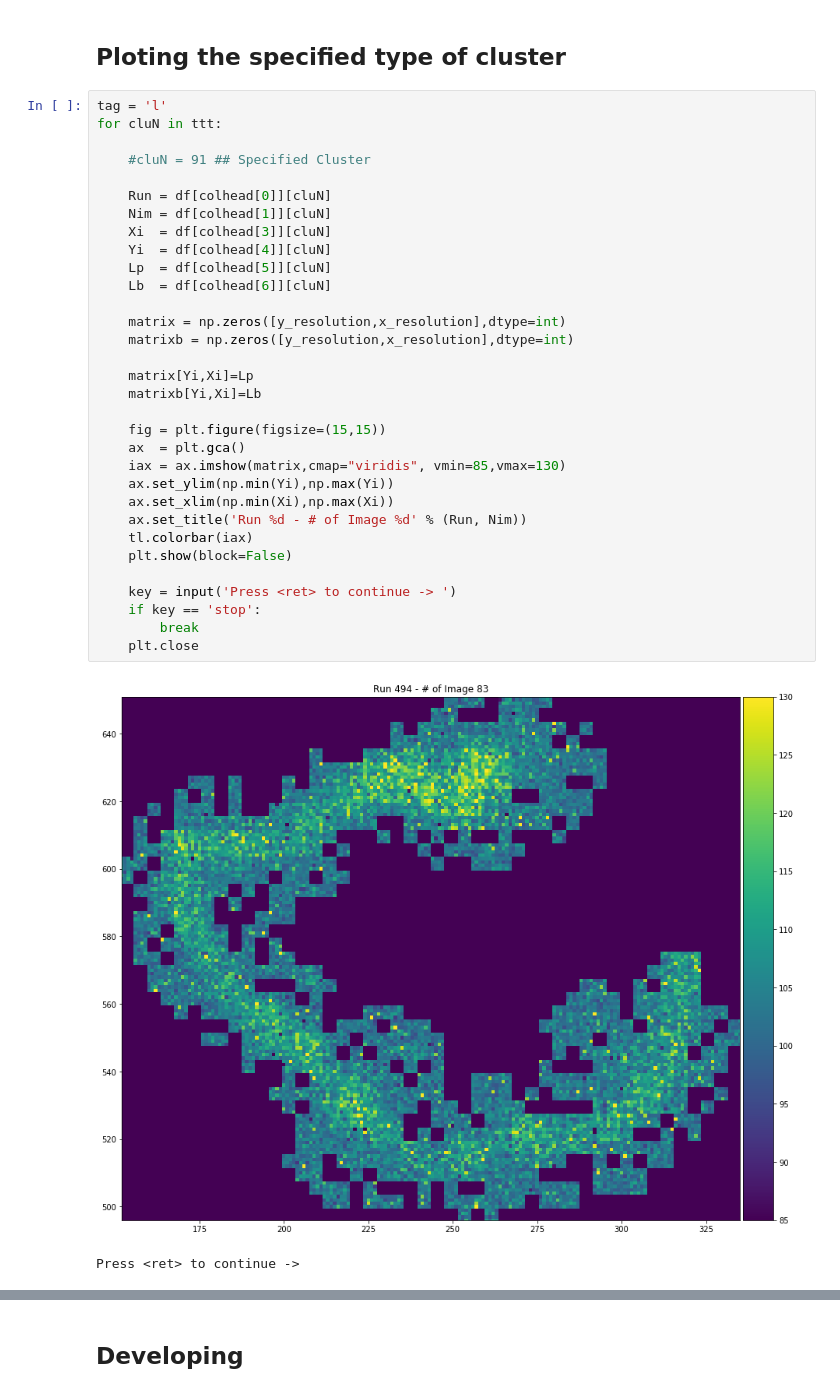
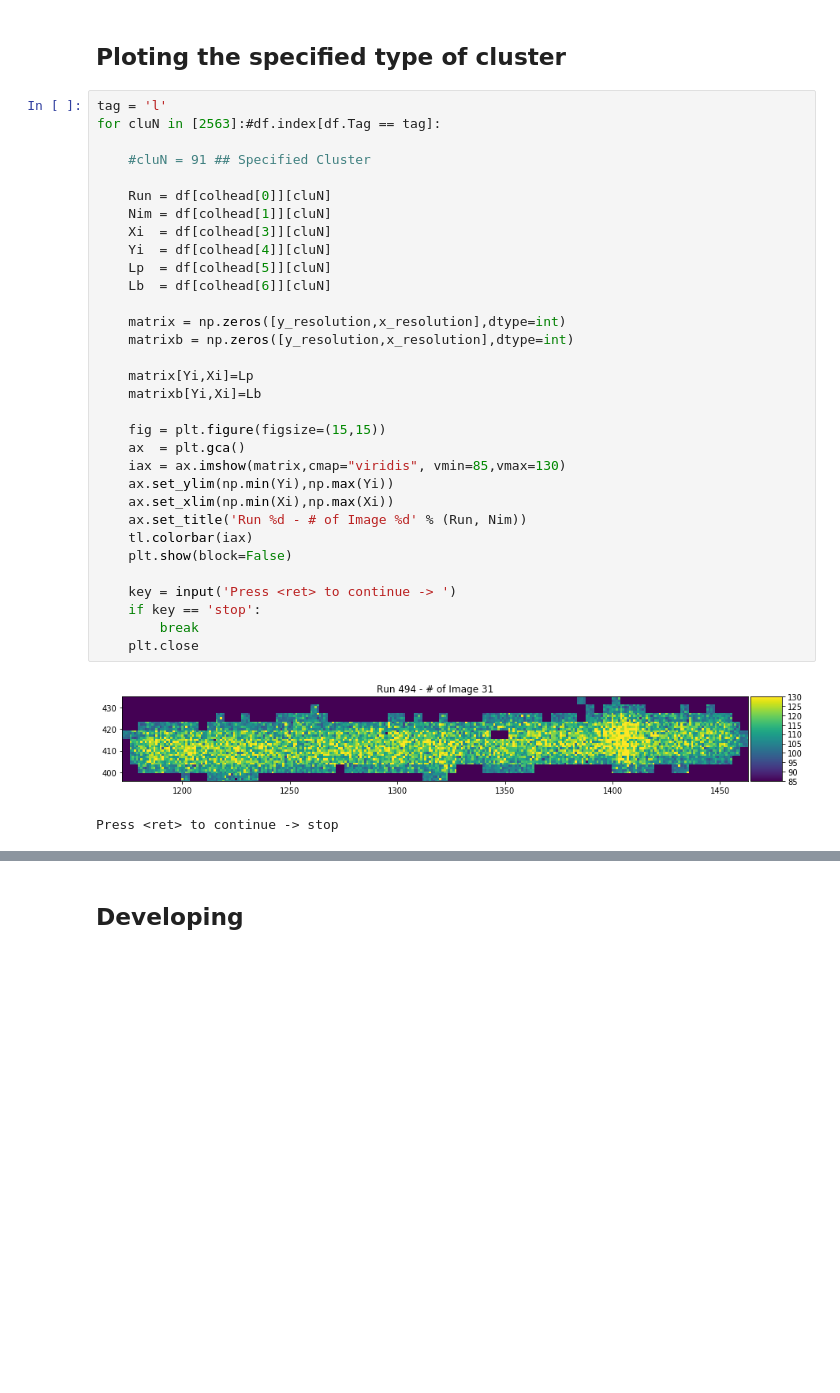
Before and after one commit to igorabritta/cygno, a Jupyter notebook: CreateVariables.ipynb, the cells around one changed output, grey strips where cells are left out. Saved outputs shown, nothing was run; the diff lists cells and outputs as text; blank space fills up the shorter version.

```diff
--- a/CreateVariables.ipynb
+++ b/CreateVariables.ipynb
@@ -144,36 +154,36 @@ tl.plot2hist(COR, bins = [35,60,100], liml = -0.01, limr = 1.01, label='XYCorrel
 ## Ploting the specified type of cluster
 # %%
 tag = 'l'
-for cluN in ttt:
+for cluN in [2563]:#df.index[df.Tag == tag]:
 
     #cluN = 91 ## Specified Cluster
 
     Run = df[colhead[0]][cluN]
     Nim = df[colhead[1]][cluN]
     Xi  = df[colhead[3]][cluN]
     Yi  = df[colhead[4]][cluN]
     Lp  = df[colhead[5]][cluN]
     Lb  = df[colhead[6]][cluN]
 
     matrix = np.zeros([y_resolution,x_resolution],dtype=int)
     matrixb = np.zeros([y_resolution,x_resolution],dtype=int)
 
     matrix[Yi,Xi]=Lp
     matrixb[Yi,Xi]=Lb
 
     fig = plt.figure(figsize=(15,15))
     ax  = plt.gca()
     iax = ax.imshow(matrix,cmap="viridis", vmin=85,vmax=130)
     ax.set_ylim(np.min(Yi),np.max(Yi))
     ax.set_xlim(np.min(Xi),np.max(Xi))
     ax.set_title('Run %d - # of Image %d' % (Run, Nim))
     tl.colorbar(iax)
     plt.show(block=False)
 
     key = input('Press <ret> to continue -> ')
     if key == 'stop':
         break
     plt.close
 # %% [output]
-[figure, old version]
+[figure, new version]
-Press <ret> to continue ->
+Press <ret> to continue -> stop
```
Also changed, not shown: parts of 12 cells of this notebook.
